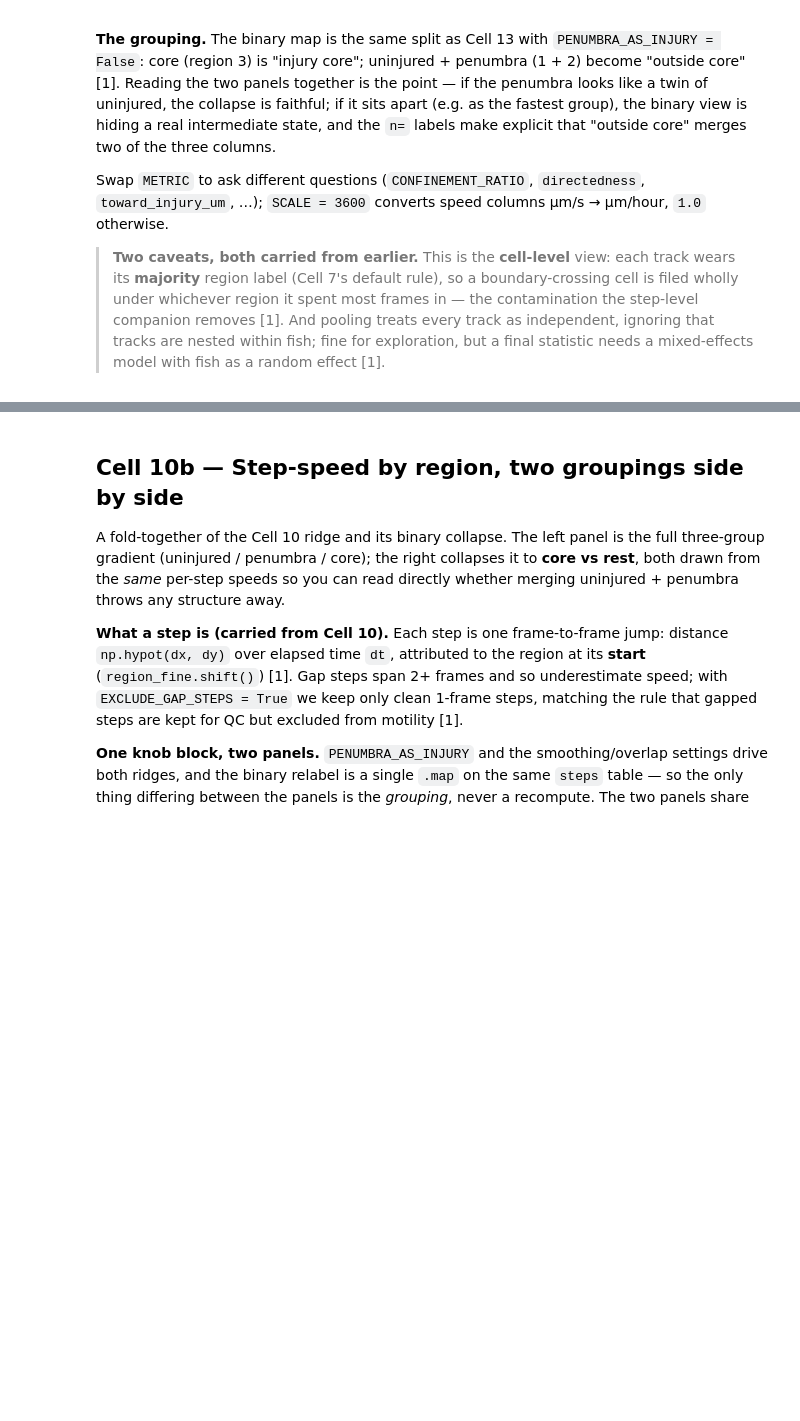
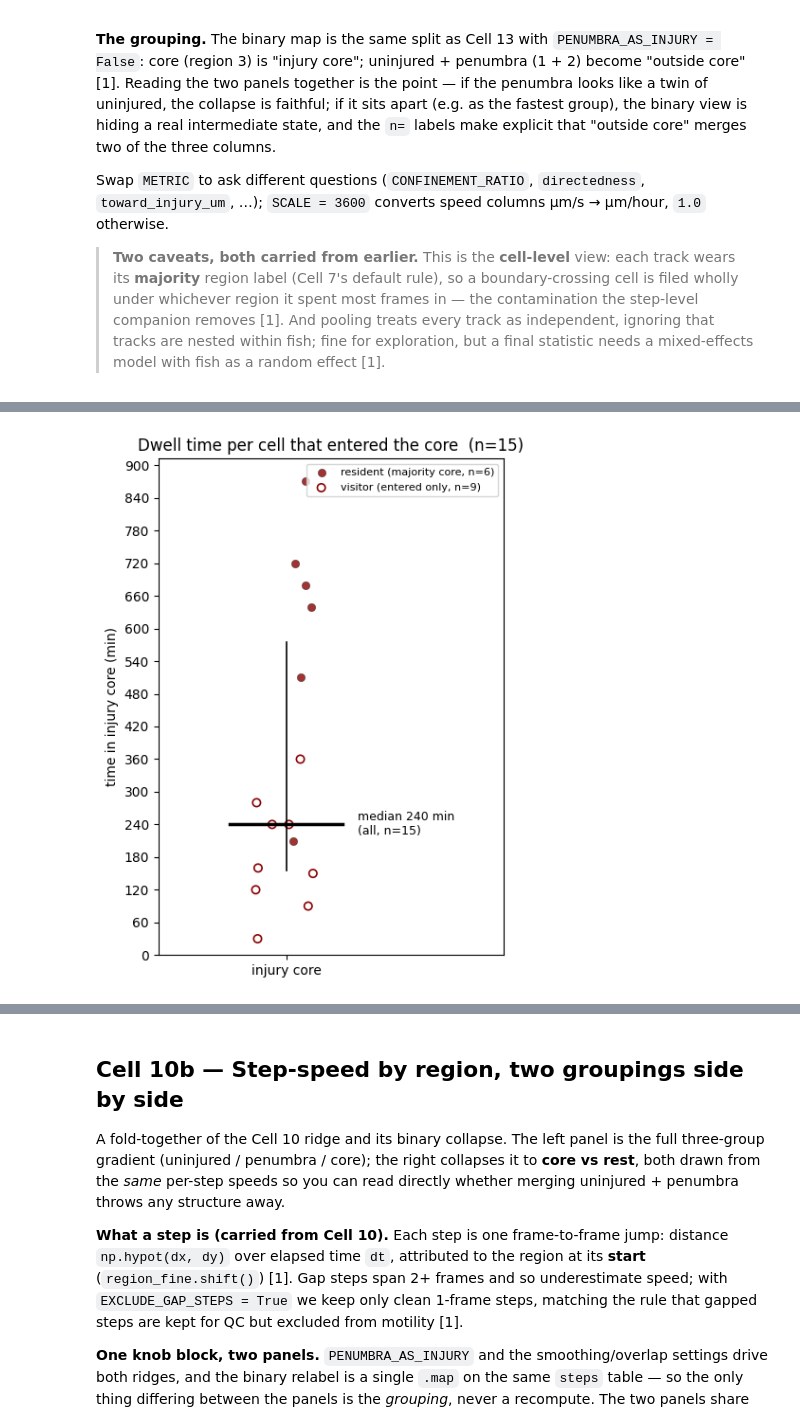
Before and after one commit to grantrichter04/microglia-motility-pipeline, a Jupyter notebook: python/08_analysis/08_Microglia_analysis_TUTORIAL.ipynb, the cells around one changed output, grey strips where cells are left out. Drawn from its saved outputs; the diff is of its cells as text; code cells hidden in the pictures; blank space fills up the shorter version.

```diff
--- a/python/08_analysis/08_Microglia_analysis_TUTORIAL.ipynb
+++ b/python/08_analysis/08_Microglia_analysis_TUTORIAL.ipynb
@@ -1015,0 +1144,68 @@ fig.tight_layout(); plt.show()
+# %%
+import numpy as np
+import pandas as pd
+import matplotlib.pyplot as plt
+from matplotlib.ticker import MultipleLocator
+
+# ---- knobs ---------------------------------------------------------------
+DWELL_REGION = "core"     # the injury ROI = region_fine label 3 (Step 04)
+KEYS = ["SOURCE_IMAGE", "TRACK_ID"]
+
+# per-image cadence (min/frame) — dwell must be in real minutes, not frames
+_p = spots.groupby("SOURCE_IMAGE").agg(_n=("FRAME", lambda s: int(s.max())+1),
+                                       _t=("POSITION_T", "max"))
+interval_min = (_p["_t"] / (_p["_n"] - 1) / 60).round().astype(int)
+
+# tracked spots only; region is already per-frame in region_fine
+tk = (spots.merge(per_track[KEYS].drop_duplicates(), on=KEYS, how="inner")
+           .sort_values(KEYS + ["FRAME"]))
+
+rows = []
+for keys, d in tk.groupby(KEYS, sort=False):
+    in_core = (d["region_fine"] == DWELL_REGION).to_numpy()
+    n_core  = int(in_core.sum())
+    if n_core == 0:
+        continue                                 # never entered the ROI
+    iv = interval_min[keys[0]]
+    rows.append({"SOURCE_IMAGE": keys[0], "TRACK_ID": keys[1],
+                 "image": keys[0].split("_")[2], "interval_min": iv,
+                 "n_core_frames": n_core, "dwell_min": n_core * iv})
+
+dwell = pd.DataFrame(rows)
+
+# tag each entrant: is the core its MAJORITY region (resident) or not (visitor)?
+maj = per_track[KEYS + ["region_track"]].copy()
+dwell = dwell.merge(maj, on=KEYS, how="left")
+dwell["resident"] = dwell["region_track"] == DWELL_REGION   # majority-core = resident
+
+# ---- strip plot ----------------------------------------------------------
+res  = dwell["resident"].to_numpy()
+vals = dwell["dwell_min"].to_numpy()
+rng  = np.random.default_rng(0)
+x    = rng.uniform(-0.12, 0.12, len(dwell))
+
+fig, ax = plt.subplots(figsize=(4.5, 6))
+# solid = resident (majority core); hollow = visitor (entered, lives elsewhere)
+ax.scatter(x[res], vals[res], color="darkred", alpha=0.8, edgecolor="k",
+           linewidth=0.3, zorder=2, label=f"resident (majority core, n={res.sum()})")
+ax.scatter(x[~res], vals[~res], facecolor="none", edgecolor="darkred",
+           linewidth=1.2, zorder=2, label=f"visitor (entered only, n={(~res).sum()})")
+
+med = np.median(vals); q1, q3 = np.percentile(vals, [25, 75])
+ax.plot([-0.22, 0.22], [med, med], color="k", lw=2.5, zorder=3)   # median (all entrants)
+ax.plot([0, 0], [q1, q3], color="k", lw=1.2, zorder=3)            # IQR
+ax.text(0.28, med, f"median {med:.0f} min\n(all, n={len(dwell)})", va="center", fontsize=9)
+
+ax.set_xticks([0]); ax.set_xticklabels(["injury core"])
+ax.set_xlim(-0.5, 0.85); ax.set_ylim(bottom=0)
+ax.set_ylabel("time in injury core (min)")
+ax.yaxis.set_major_locator(MultipleLocator(60))      # a tick every hour (60 min)
+ax.set_title(f"Dwell time per cell that entered the core  (n={len(dwell)})")
+ax.legend(loc="upper right", fontsize=8)
+fig.tight_layout(); plt.show()
+
+# +++ export
+export_button(dwell.assign(dwell_region=DWELL_REGION),
+              "cell9c_core_dwell.csv", label="⬇  Export dwell times")
+# %% [output]
+[figure, added]
```
Also changed, not shown: parts of 8 cells of this notebook.
